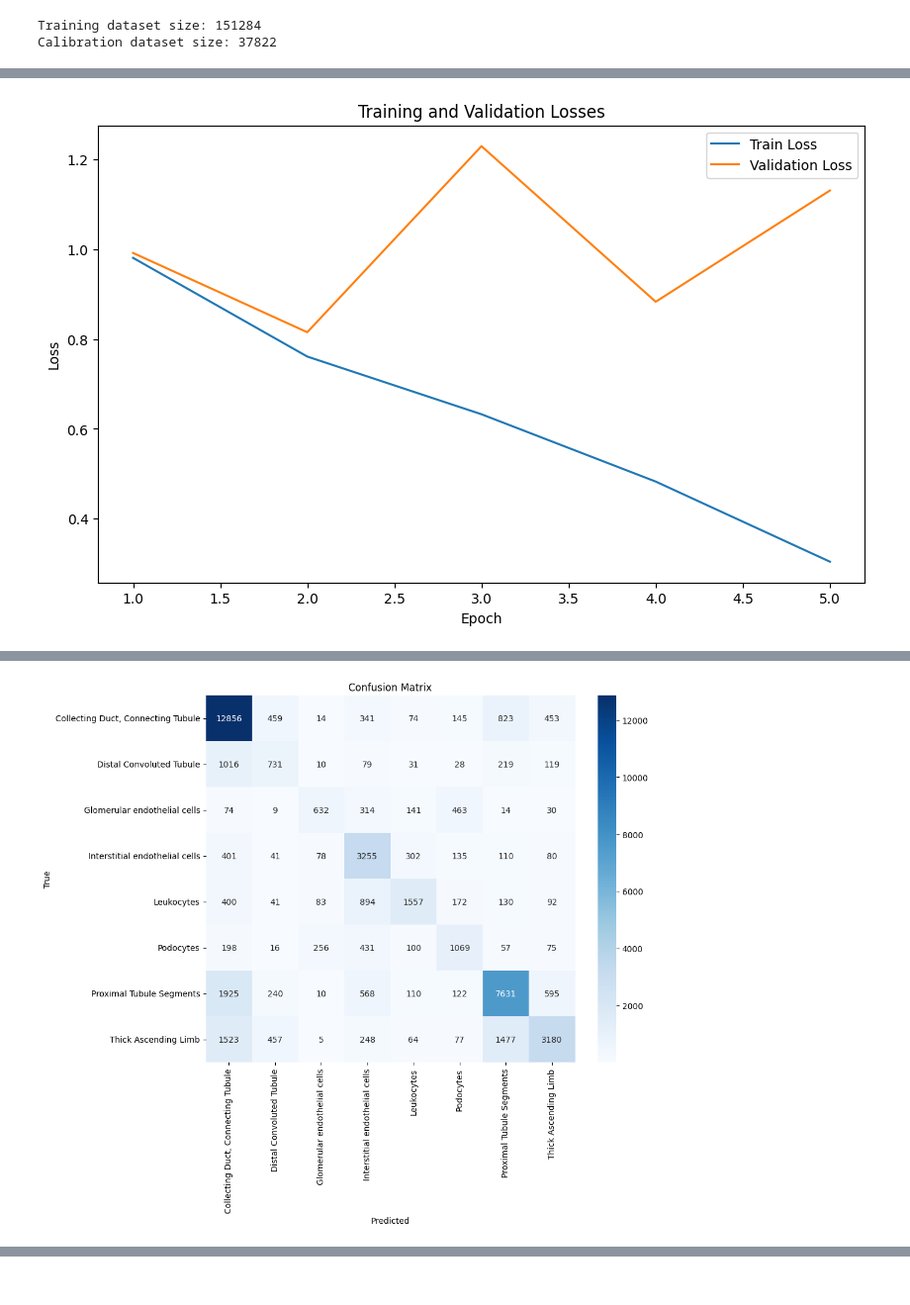
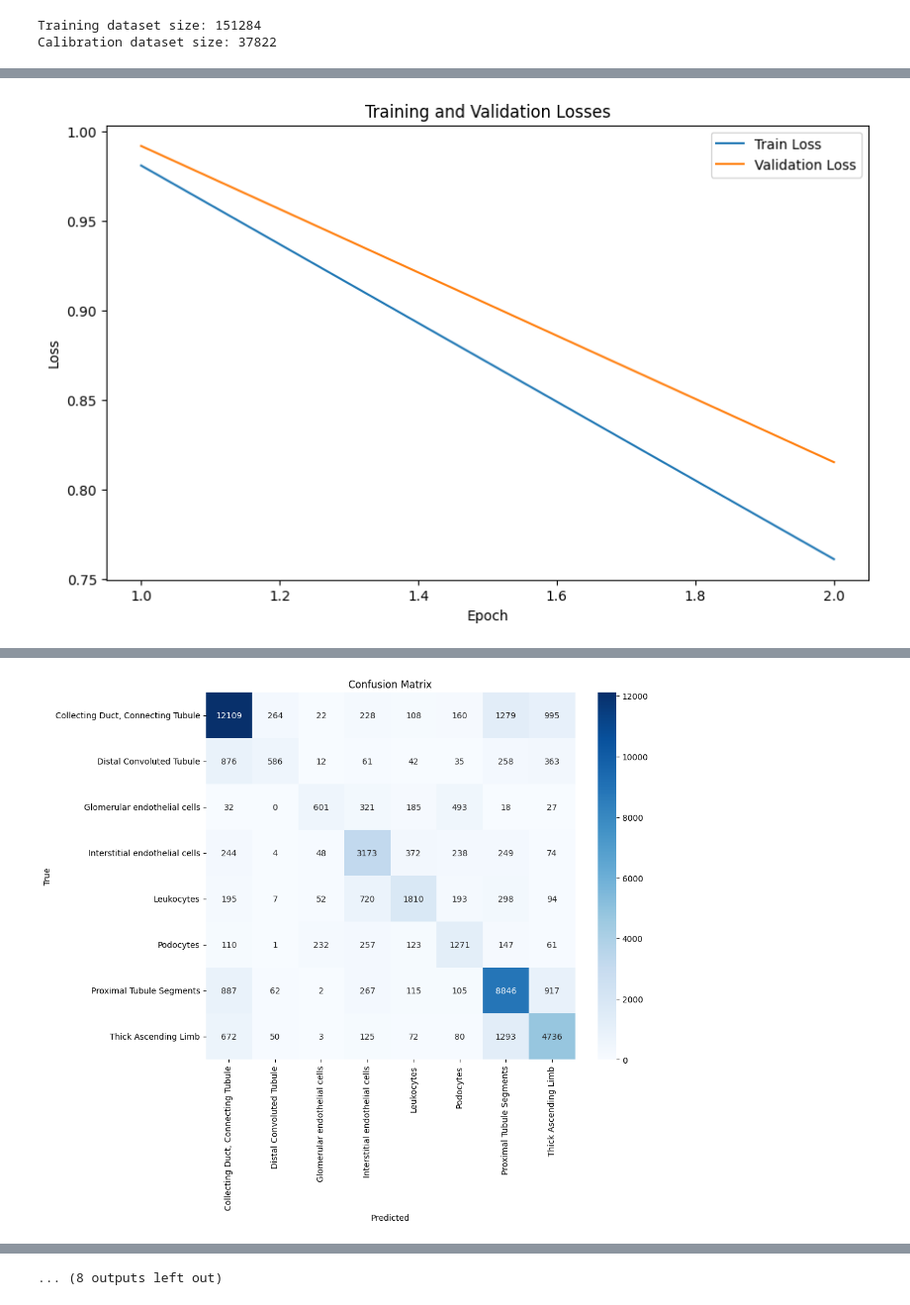
Before and after one commit to pstnmz/UQ_toolbox, a Jupyter notebook: medMNIST/train_resnet_medMNIST.ipynb, the cells around one changed output, grey strips where cells are left out. Shown at 99% size. Cells and saved outputs as stored; diff of their text form; code cells hidden in the pictures.

```diff
--- a/medMNIST/train_resnet_medMNIST.ipynb
+++ b/medMNIST/train_resnet_medMNIST.ipynb
@@ -84,8 +84,9 @@ for i in range(5):
         train_loader=train_loaders[i],
         val_loader=val_loaders[i],
         test_loader=test_loader,
-        num_epochs=5,
+        num_epochs=2,
         learning_rate=0.0001,
+        device='cuda:1',
         random_seed=42  # Set a fixed seed for reproducibility
     )
     models.append(model)
@@ -93,0 +111 @@ MODEL 0
+[figure, new version]
@@ -111 +115 @@ Validation set: Average loss: 1.1307, Accuracy: 19980/30257 (66%)
-[figure, old version]
+[figure, new version]
@@ -115 +132,0 @@ AUC: 0.911
-[figure, old version]
@@ -133 +160,2 @@ Train Epoch: 4 [39600/121027 (33%)]     Loss: 0.289743
+... (8 outputs left out)
 # %%
```
Also changed, not shown: parts of 4 cells of this notebook, 9 other files.
